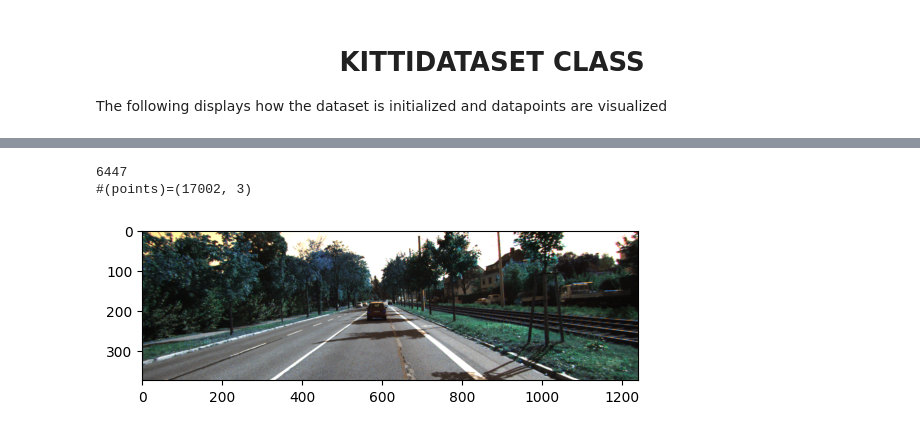
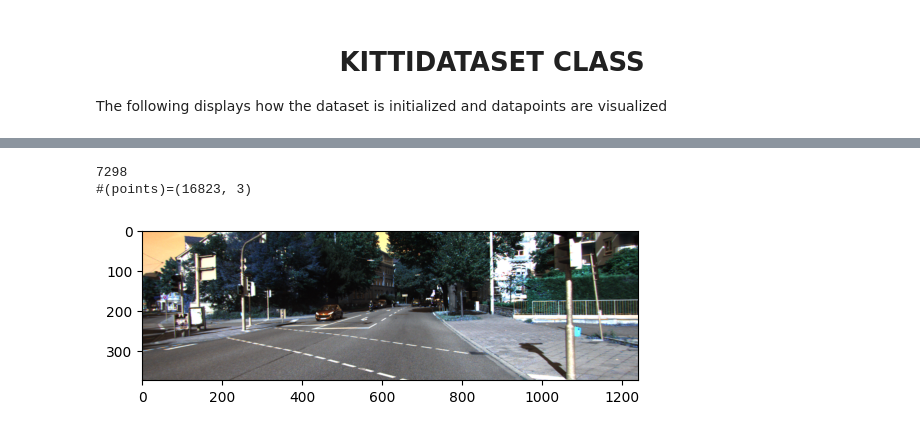
Before and after one commit to ParfaitRF/Adaptive-Point-HGNN, a Jupyter notebook: notebook.ipynb, the cells around one changed output, grey strips where cells are left out. Saved outputs shown, nothing was run; the diff lists cells and outputs as text; code cells hidden in the pictures.

```diff
--- a/notebook.ipynb
+++ b/notebook.ipynb
@@ -35,14 +53,14 @@ print(kitti) # summary of dataset
 # %%
 # visualisation/ transformations check
 idx = random.choice(range(kitti.num_files))
 
-while not any([_['name'] =='Truck' for _ in kitti.get_label(idx)]):
-  idx = random.choice(range(kitti.num_files))
+# while not any([_['name'] =='Truck' for _ in kitti.get_label(idx)]):
+#   idx = random.choice(range(kitti.num_files))
 
 print(idx)
 plt.imshow(kitti.get_image(idx))
 kitti.inspect_points(frame_idx=idx,downsample_voxel_size=0.05)
 # %% [output]
-6447
-#(points)=(17002, 3)
+7298
+#(points)=(16823, 3)
-[figure, old version]
+[figure, new version]
```
Also changed, not shown: parts of 9 cells of this notebook, 6 other files.
